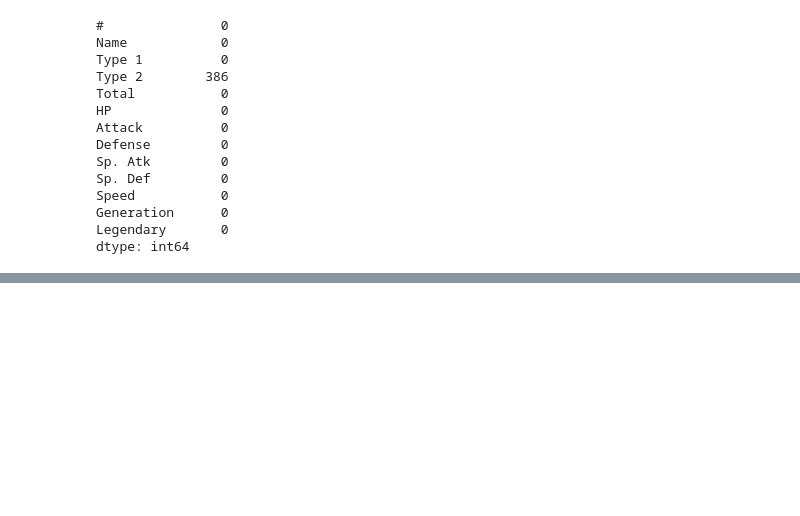
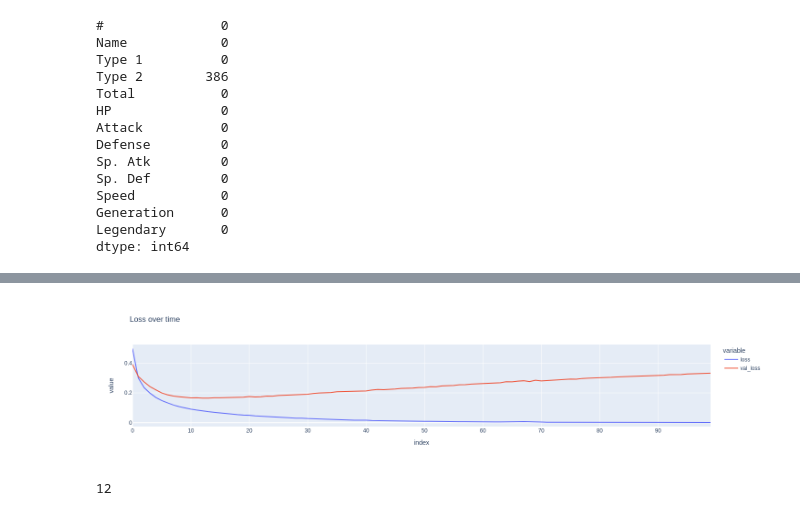
Before and after one commit to oleg-ggmon/data-analysis-project, a Jupyter notebook: poke_jupyter.ipynb, the cells around one changed output, grey strips where cells are left out. Cells and saved outputs as stored; diff of their text form; code cells hidden in the pictures; blank space fills up the shorter version.

```diff
--- a/poke_jupyter.ipynb
+++ b/poke_jupyter.ipynb
@@ -89,0 +380,28 @@ dtype: int64
+# %%
+# Creating input
+
+inputs = tf.keras.Input(shape=(26,))
+x = tf.keras.layers.Dense(64, activation='relu')(inputs)
+x = tf.keras.layers.Dense(64, activation='relu')(x)
+outputs = tf.keras.layers.Dense(1, activation='sigmoid')(x)
+# %%
+model = tf.keras.Model(inputs=inputs, outputs=outputs)
+# %%
+model.compile(
+    optimizer='adam',
+    loss='binary_crossentropy',
+    metrics=[
+        'accuracy',
+        tf.keras.metrics.AUC(name='auc')
+    ]
+)
+# %%
+batch_size = 32
+epochs = 100
+history = model.fit(
+    X_train,
+    y_train,
+    validation_split=0.2,
+    batch_size=batch_size,
+    epochs=epochs
+)
@@ -89,0 +426,13 @@ dtype: int64
+# %%
+px.line(
+    history.history,
+    y=['loss', 'val_loss'],
+    labels={'x': 'Epoch', 'y': 'Loss'},
+    title='Loss over time'
+)
+# %% [output]
+[figure, added]
+# %%
+np.argmin(history.history['val_loss'])
+# %% [output]
+12
```
Also changed, not shown: parts of 25 cells of this notebook, 1 other file.
